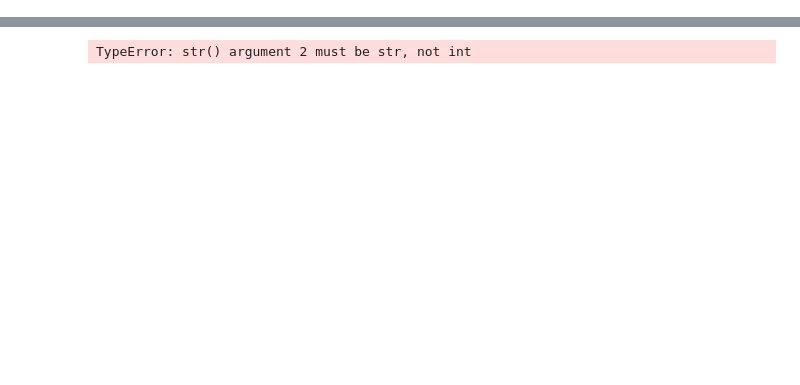
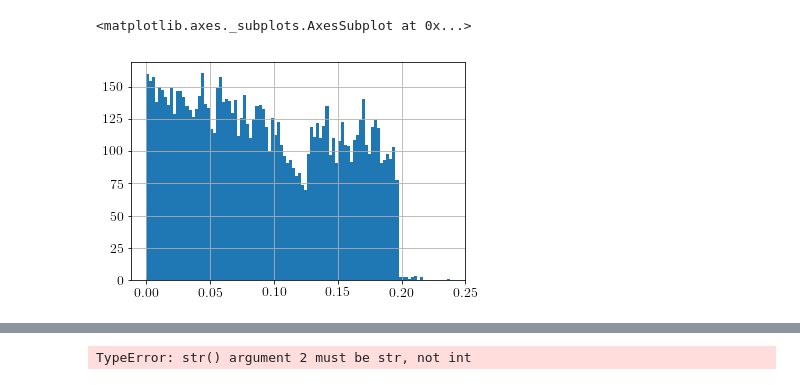
Before and after one commit to RobFirth/LSST_tools, a Jupyter notebook: lsst_tools/sims/notebooks/Check SDSS Sims.ipynb, the cells around one changed output, grey strips where cells are left out. Saved outputs shown, nothing was run; the diff lists cells and outputs as text; code cells hidden in the pictures; blank space fills up the shorter version.

```diff
--- a/lsst_tools/sims/notebooks/Check SDSS Sims.ipynb
+++ b/lsst_tools/sims/notebooks/Check SDSS Sims.ipynb
@@ -53,6 +76,0 @@ for i, snpath in enumerate(outlist):
-# %%
-for j, snlog in enumerate(log_list):
-    snlog = os.path.join(output_dir, snlog)
-    with open('data.txt') as json_file:
-        data = json.load(json_file)
-        json_file.close()
@@ -84,0 +77,22 @@ locals()
+# %%
+# df = pd.DataFrame()
+
+alldata = {}
+list_list = ["host_EBV", "mjdmax", "z_sim"]
+for j, snlog in enumerate(log_list):
+    snlog = os.path.join(log_dir, snlog)
+    print(snlog)
+    with open(snlog, "r") as json_file:
+        data = json.load(json_file)
+        json_file.close()
+    if j == 0:
+        for keystring in data.keys():
+            if keystring != "flux" and keystring != "w":
+                alldata[keystring] = []
+
+    for keystring in data.keys():
+        if keystring != "flux" and keystring != "w":
+            if keystring in list_list:
+                alldata[keystring].append(data[keystring][0])
+            else:
+                alldata[keystring].append(data[keystring])
@@ -84,0 +137,7 @@ locals()
+# %%
+output_df = pd.DataFrame.from_dict(alldata)
+# %%
+output_df["z_sim"].hist(bins = 100)
+# %% [output]
+<matplotlib.axes._subplots.AxesSubplot at 0x...>
+[figure, added]
```
Also changed, not shown: parts of 11 cells of this notebook, 1 other file.
